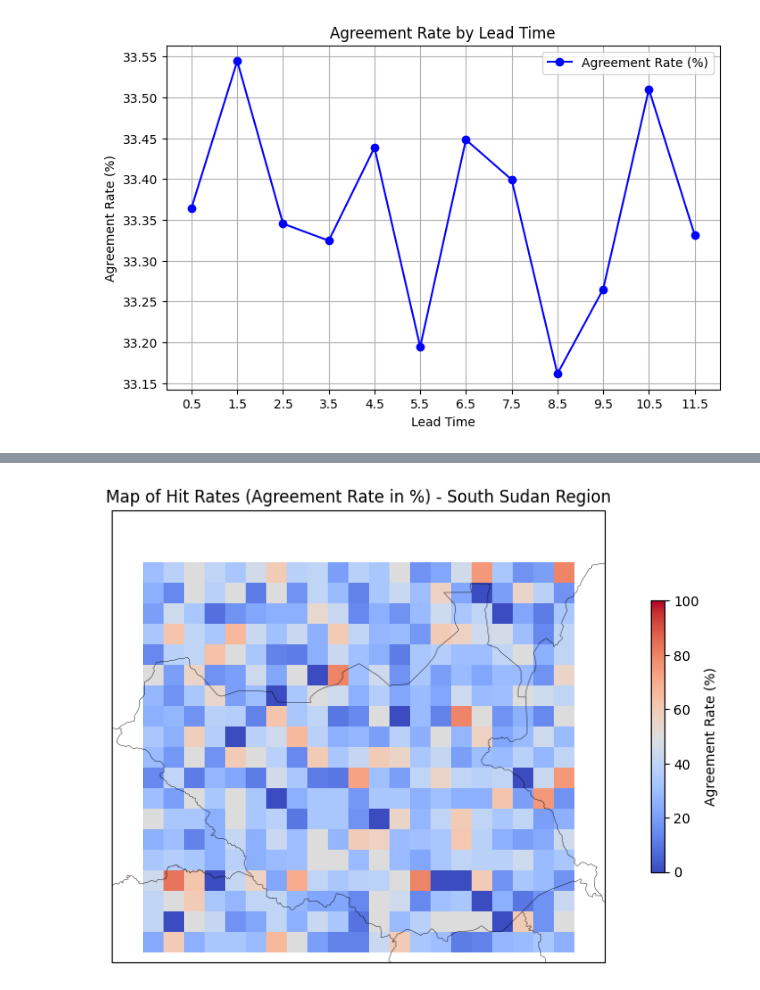
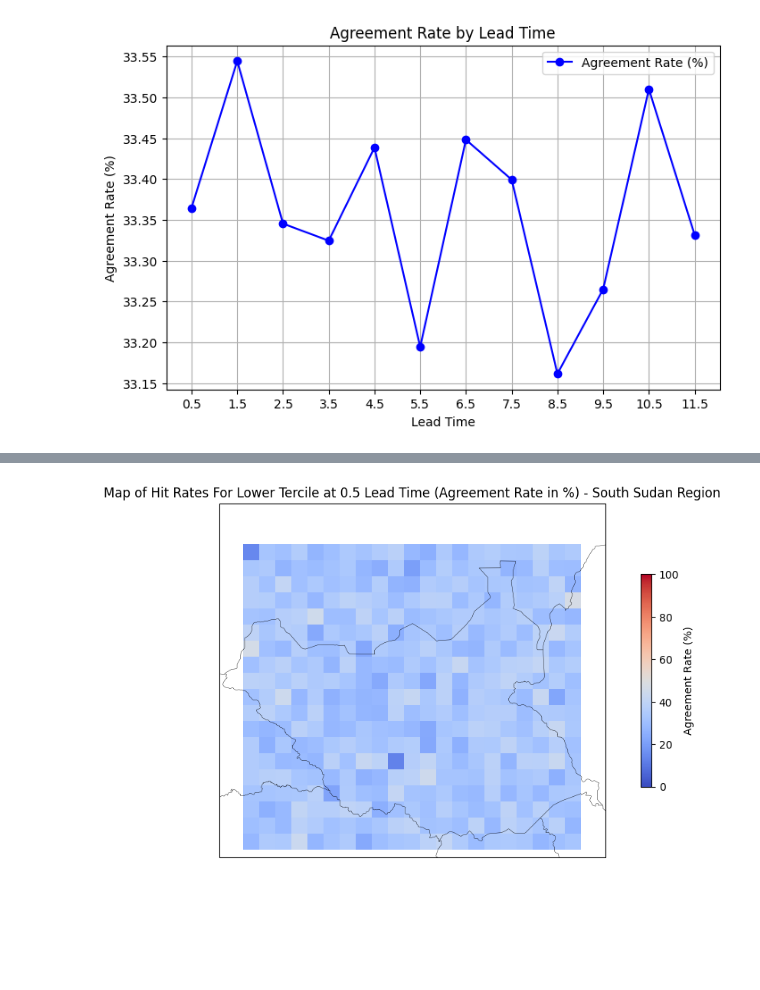
Before and after one commit to yatli24/CHC, a Jupyter notebook: Jupyter notebooks/Tercile_Hit_Rate.ipynb, the cells around one changed output, grey strips where cells are left out. Drawn from its saved outputs; the diff is of its cells as text; code cells hidden in the pictures; blank space fills up the shorter version.

Commit message:
update tercile hit rate

```diff
--- a/Jupyter notebooks/Tercile_Hit_Rate.ipynb
+++ b/Jupyter notebooks/Tercile_Hit_Rate.ipynb
@@ -380,12 +380,20 @@ plt.show()
 [figure]
 # %%
 # This mapping can be made into an interactive visualization, since this is all historical data
+
+# This plot visualizes agreement rate percentage over all years and months and lead times
+# For example, if a pixel has an agreement rate of 20%,
+# that means, on average, GFDL agrees with CHIRPS 20% of the time at that location
+# across all years, months, and lead times.
 
 # Calculate agreement rate by pixel, for all years all months all lead times
 agreement_per_pixel = df.groupby(['latitude', 'longitude', 'month', 'lead_time'])["agreement_rate"].mean() * 100
 
 # Reset index for plotting
 agreement_per_pixel = agreement_per_pixel.reset_index()
+
+# average the agreement rate by pixel
+agreement_per_pixel = agreement_per_pixel.groupby(['latitude', 'longitude'])['agreement_rate'].mean().reset_index()
 
 # plot the results
 import matplotlib.pyplot as plt
@@ -423,7 +431,7 @@ cbar = plt.colorbar(mesh, ax=ax, orientation='vertical', shrink=0.6)
 cbar.set_label('Agreement Rate (%)')
 
 # Set title
-ax.set_title('Map of Hit Rates (Agreement Rate in %) - South Sudan Region')
+ax.set_title('Map of Hit Rates for All Terciles (Agreement Rate in %) - South Sudan Region')
 
 plt.show()
 # %% [output]
@@ -451,16 +439,25 @@ Successfully installed cartopy-0.24.1
 # %%
-# another plot similar to laura's from the guidance document
-# this takes all the times chirps classified precip as low, and plots the agreement rate of the model
-# some of the pixels will be blank, this is when any disaggreement happens
+# This mapping can be made into an interactive visualization, since this is all historical data
+
+# this takes all the times chirps classified precip as low, and plots the agreement rates of the model
+
+# if GFDL agreed with CHIRPS' low classification at all, it plots the agreement rate on
+# average over all years all months for 0.5 lead time for that pixel
 
 # subset where all chirps tercile classifications are low
 agreement_per_pixel_low = df[df['tercile_category_chirps'] == 'Low']
 
-# compute agreement rate by pixel, for all years all months all lead times
+# subset where all lead times are 0.5
+agreement_per_pixel_low = agreement_per_pixel_low[agreement_per_pixel_low['lead_time'] == 0.5]
+
+# compute agreement rate by pixel, for all years all months at 0.5 lead time
 agreement_per_pixel_low = agreement_per_pixel_low.groupby(['latitude', 'longitude', 'month', 'lead_time'])["agreement_rate"].mean() * 100
 
-## reset index for plotting
+# reset index for plotting
 agreement_per_pixel_low = agreement_per_pixel_low.reset_index()
+
+# compute pixel averages
+agreement_per_pixel_low = agreement_per_pixel_low.groupby(['latitude', 'longitude'])['agreement_rate'].mean().reset_index()
 
 # plot the results
 import matplotlib.pyplot as plt
@@ -498,7 +495,7 @@ cbar = plt.colorbar(mesh, ax=ax, orientation='vertical', shrink=0.6)
 cbar.set_label('Agreement Rate (%)')
 
 # Set title
-ax.set_title('Map of Hit Rates (Agreement Rate in %) - South Sudan Region')
+ax.set_title('Map of Hit Rates For Lower Tercile at 0.5 Lead Time (Agreement Rate in %) - South Sudan Region')
 
 plt.show()
 # %% [output]
@@ -521 +502 @@ Requirement already satisfied: six>=1.5 in /usr/local/lib/python3.11/dist-packag
-[figure, old version]
+[figure, new version]
```
Also changed, not shown: parts of 4 cells of this notebook.
